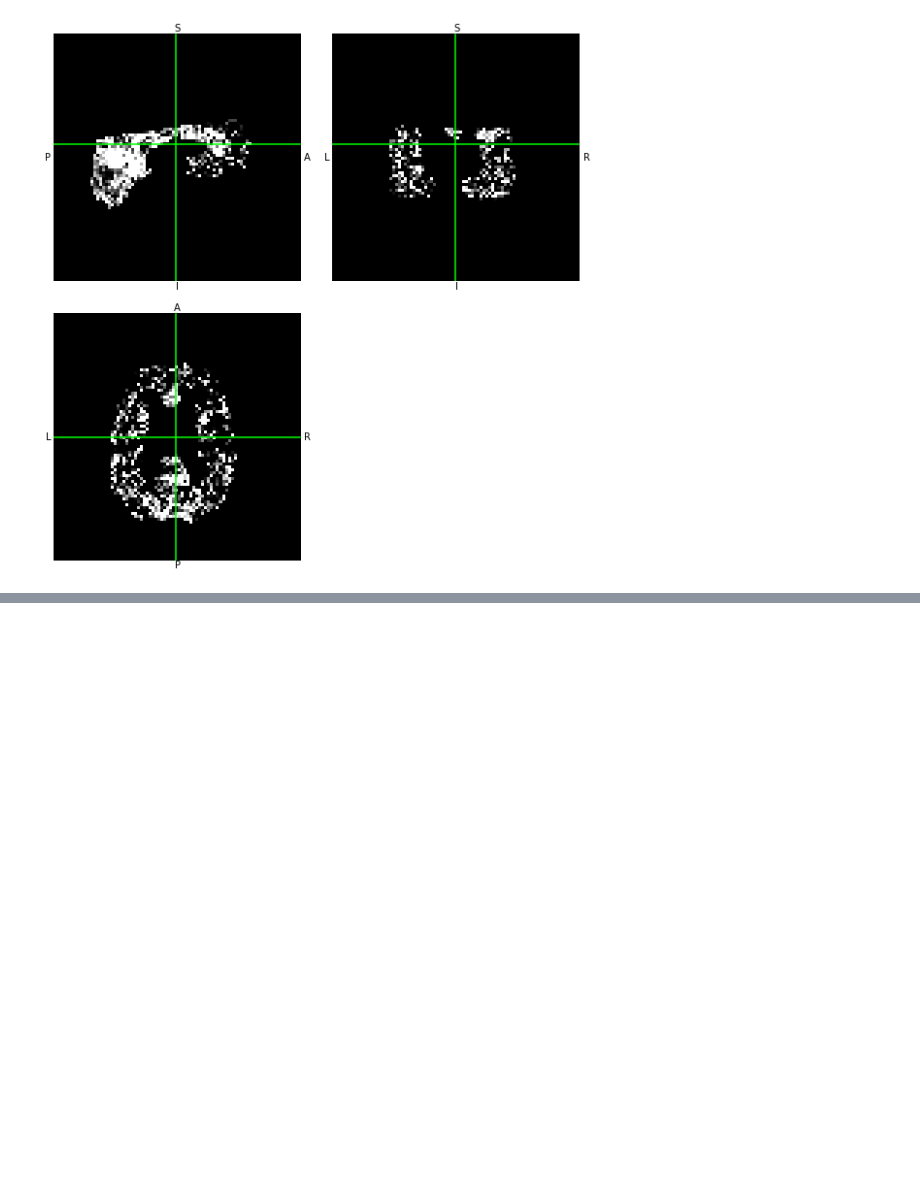
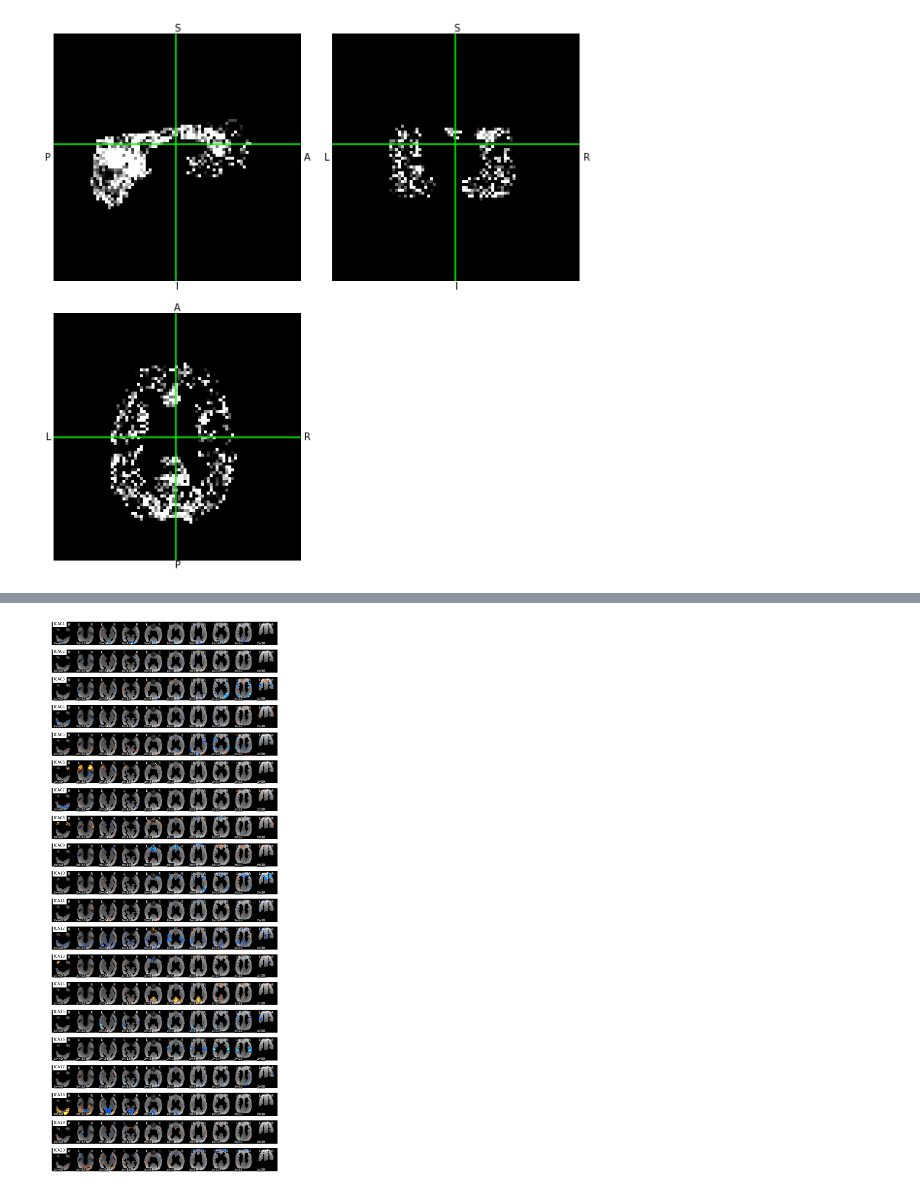
Before and after one commit to LMN-Marburg/internship_fps, a Jupyter notebook: code/data_analysis_fps.ipynb, the cells around one changed output, grey strips where cells are left out. Saved outputs shown, nothing was run; the diff lists cells and outputs as text; code cells hidden in the pictures; blank space fills up the shorter version.

```diff
--- a/code/data_analysis_fps.ipynb
+++ b/code/data_analysis_fps.ipynb
@@ -227,0 +270,3 @@ print(type(A))
+# %%
+data = img.get_data()
+mask = func_mask.get_data()!=0
@@ -227,0 +335,21 @@ print(type(A))
+# %%
+# Find the optimal slice id to cut
+n_cuts = 10
+extent = np.where(np.mean(component_img.get_data(), axis=-1))[-1]
+cut_min = coord_transform(0, 0, np.min(extent), component_img.affine)[-1]
+cut_max = coord_transform(0, 0, np.max(extent), component_img.affine)[-1]
+slice_ids = np.linspace(cut_min, cut_max, n_cuts + 4)[2:-2].astype('int')
+
+# Plot individual components on functional mean image
+fig = plt.figure(figsize=(16, 2 * n_components))
+for i, cur_img in enumerate(iter_img(component_img)):
+    ax = fig.add_subplot(n_components, 1, i + 1)
+    plot_stat_map(cur_img, title='%s' % elements[i], colorbar=False,
+                  threshold=np.abs(cur_img.get_data()).max() * 0.4, bg_img=mean_img(img),
+                  display_mode='z', cut_coords=np.linspace(-40,30,10),resampling_interpolation='nearest',dim=0,
+                 axes=ax)
+
+fig_brain = abspath(basename(comp_signal).replace('.txt', '_brain.png'))
+fig.savefig(fig_brain, bbox_inches='tight', facecolor='black', transparent=False)
+# %% [output]
+[figure, added]
```
Also changed, not shown: parts of 16 cells of this notebook.
